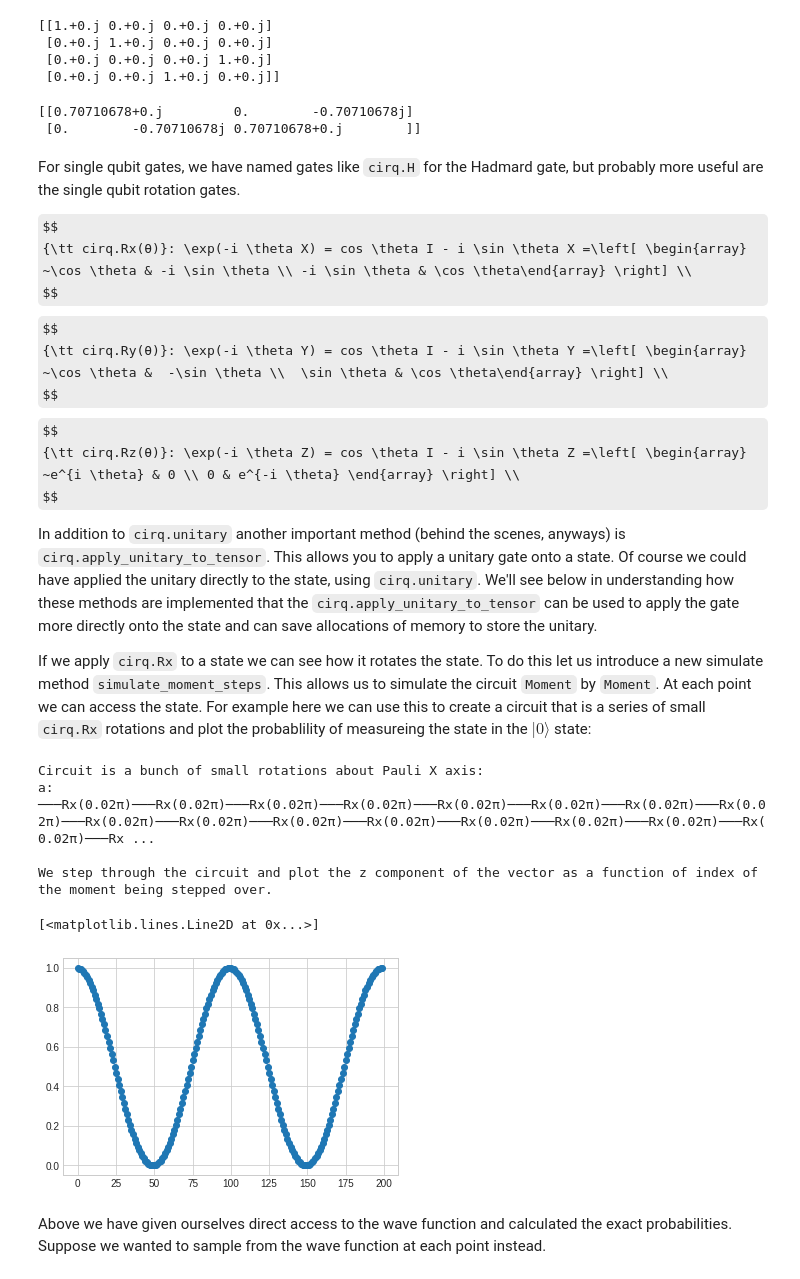
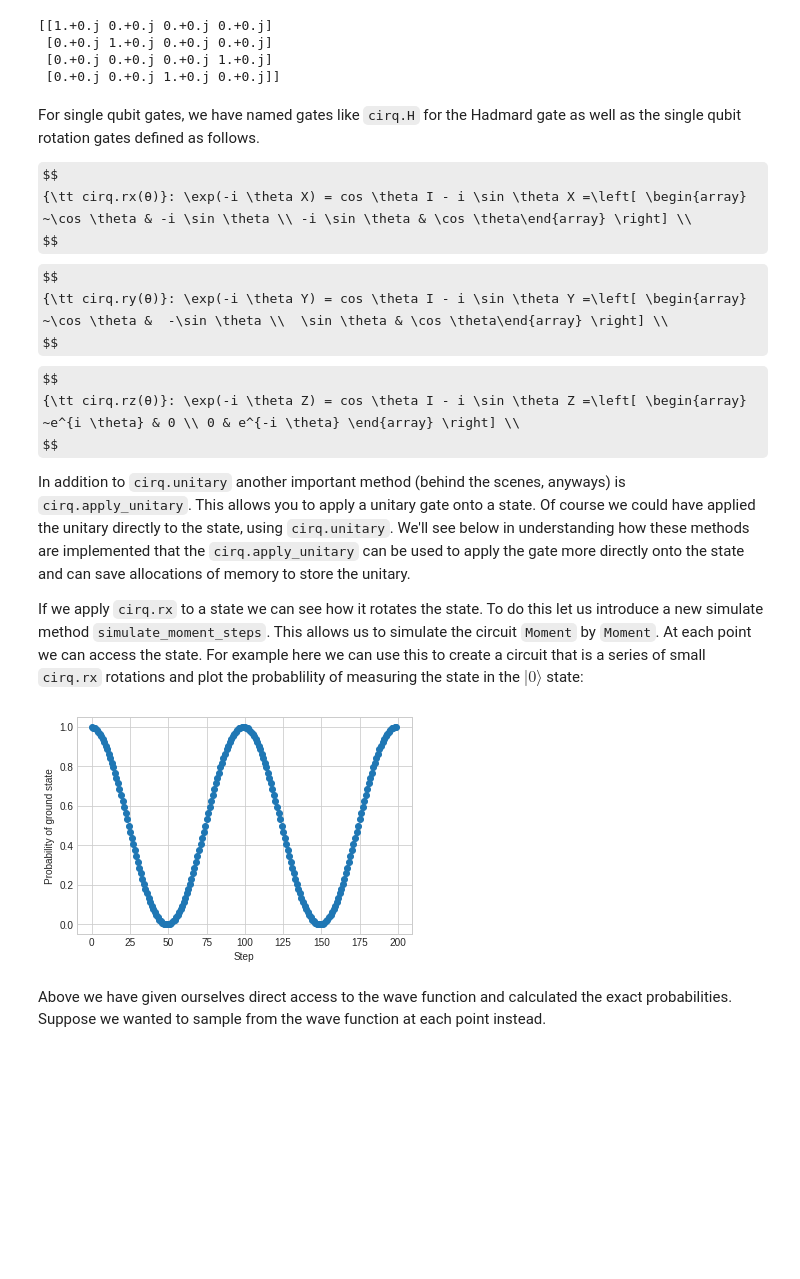
Before and after one commit to LiberoAphpollo/VQC-Cirq, a Jupyter notebook: docs/tutorials/educators/intro.ipynb, the cells around one changed output. Cells and saved outputs as stored; diff of their text form; code cells hidden in the pictures; some formulas as TeX source; blank space fills up the shorter version.

Commit message:
Update and polish educators workshop intro notebook (#3473)
Updates to current Cirq version.
Polishing, formatting, etc.

```diff
--- a/docs/tutorials/educators/intro.ipynb
+++ b/docs/tutorials/educators/intro.ipynb
@@ -679,0 +735,9 @@ An extension of Deutsch's orginal algorithm is the Deutsch-Jozsa algorithm, whic
+# %%
+"""Exercise: Write a quantum circuit that can distinguish
+constant from balanced functions on two bits.
+"""
+def your_circuit(oracle):
+    # Your code here!
+    yield oracle
+    # Your code here!
+    yield cirq.measure(q2)
@@ -789,48 +863,44 @@ print(cirq.unitary(cirq.CNOT))
  [0.+0.j 1.+0.j 0.+0.j 0.+0.j]
  [0.+0.j 0.+0.j 0.+0.j 1.+0.j]
  [0.+0.j 0.+0.j 1.+0.j 0.+0.j]]
-# %%
-print(cirq.unitary(cirq.Rx(0.5 * np.pi)))
-# %% [output]
-[[0.70710678+0.j         0.        -0.70710678j]
- [0.        -0.70710678j 0.70710678+0.j        ]]
 # %% [markdown]
-For single qubit gates, we have named gates like `cirq.H` for the Hadmard gate, but probably more useful are the single qubit rotation gates.
+For single qubit gates, we have named gates like `cirq.H` for the Hadmard gate as well as the single qubit rotation gates defined as follows.
 
 $$
-{\tt cirq.Rx(θ)}: \exp(-i \theta X) = cos \theta I - i \sin \theta X =\left[ \begin{array} ~\cos \theta & -i \sin \theta \\ -i \sin \theta & \cos \theta\end{array} \right] \\
+{\tt cirq.rx(θ)}: \exp(-i \theta X) = cos \theta I - i \sin \theta X =\left[ \begin{array} ~\cos \theta & -i \sin \theta \\ -i \sin \theta & \cos \theta\end{array} \right] \\
 $$
 $$
-{\tt cirq.Ry(θ)}: \exp(-i \theta Y) = cos \theta I - i \sin \theta Y =\left[ \begin{array} ~\cos \theta &  -\sin \theta \\  \sin \theta & \cos \theta\end{array} \right] \\
+{\tt cirq.ry(θ)}: \exp(-i \theta Y) = cos \theta I - i \sin \theta Y =\left[ \begin{array} ~\cos \theta &  -\sin \theta \\  \sin \theta & \cos \theta\end{array} \right] \\
 $$
 $$
-{\tt cirq.Rz(θ)}: \exp(-i \theta Z) = cos \theta I - i \sin \theta Z =\left[ \begin{array} ~e^{i \theta} & 0 \\ 0 & e^{-i \theta} \end{array} \right] \\
+{\tt cirq.rz(θ)}: \exp(-i \theta Z) = cos \theta I - i \sin \theta Z =\left[ \begin{array} ~e^{i \theta} & 0 \\ 0 & e^{-i \theta} \end{array} \right] \\
 $$
 
-In addition to `cirq.unitary` another important method (behind the scenes, anyways) is `cirq.apply_unitary_to_tensor`.  This allows you to apply a unitary gate onto a state.  Of course we could have applied the unitary directly to the state, using `cirq.unitary`.   We'll see below in understanding how these methods are implemented that the `cirq.apply_unitary_to_tensor` can be used to apply the gate more directly onto the state and can save allocations of memory to store the unitary.
+In addition to `cirq.unitary` another important method (behind the scenes, anyways) is `cirq.apply_unitary`.  This allows you to apply a unitary gate onto a state.  Of course we could have applied the unitary directly to the state, using `cirq.unitary`.   We'll see below in understanding how these methods are implemented that the `cirq.apply_unitary` can be used to apply the gate more directly onto the state and can save allocations of memory to store the unitary.
 
-If we apply `cirq.Rx` to a state we can see how it rotates the state.  To do this let us introduce a new simulate method `simulate_moment_steps`.  This allows us to simulate the circuit `Moment` by `Moment`.  At each point we can access the state.  For example here we can use this to create a circuit that is a series of small `cirq.Rx` rotations and plot the probablility of measureing the state in the $|0\rangle$ state:
+If we apply `cirq.rx` to a state we can see how it rotates the state.  To do this let us introduce a new simulate method `simulate_moment_steps`.  This allows us to simulate the circuit `Moment` by `Moment`.  At each point we can access the state.  For example here we can use this to create a circuit that is a series of small `cirq.rx` rotations and plot the probablility of measuring the state in the $|0\rangle$ state:
-# %%
-a = cirq.NamedQubit('a')
-circuit = cirq.Circuit.from_ops([cirq.Rx(np.pi / 50.0)(a) for theta in range(200)])
-print('Circuit is a bunch of small rotations about Pauli X axis:')
-print('{}\n'.format(circuit))
-p0 = []
-z = []
-print('We step through the circuit and plot the z component of the vector '
-      'as a function of index of the moment being stepped over.')
-for i, step in enumerate(simulator.simulate_moment_steps(circuit)):
-    prob = np.abs(step.state_vector()) ** 2
-    z.append(i)
-    p0.append(prob[0])
-matplotlib.pyplot.style.use('seaborn-whitegrid')
-matplotlib.pyplot.plot(z, p0, 'o')
-# %% [output]
-Circuit is a bunch of small rotations about Pauli X axis:
-a: ───Rx(0.02π)───Rx(0.02π)───Rx(0.02π)───Rx(0.02π)───Rx(0.02π)───Rx(0.02π)───Rx(0.02π)───Rx(0.02π)───Rx(0.02π)───Rx(0.02π)───Rx(0.02π)───Rx(0.02π)───Rx(0.02π)───Rx(0.02π)───Rx(0.02π)───Rx(0.02π)───Rx ...
-
-We step through the circuit and plot the z component of the vector as a function of index of the moment being stepped over.
-[<matplotlib.lines.Line2D at 0x...>]
-[figure, removed]
+# %%
+"""Plot the probability of measuring a qubit in the ground state."""
+# Get a qubit.
+a = cirq.NamedQubit('a')
+
+# Get a circuit of a bunch of X rotations.
+circuit = cirq.Circuit([cirq.rx(np.pi / 50.0)(a) for theta in range(200)])
+
+# List to store probabilities of the ground state.
+probs = []
+
+# Step through the simulation results.
+for step in simulator.simulate_moment_steps(circuit):
+    prob = np.abs(step.state_vector()) ** 2
+    probs.append(prob[0])
+
+# Plot the probability of the ground state at each simulation step.
+plt.style.use('seaborn-whitegrid')
+plt.plot(probs, 'o')
+plt.xlabel("Step")
+plt.ylabel("Probability of ground state");
+# %% [output]
+[figure, added]
 # %% [markdown]
 Above we have given ourselves direct access to the wave function and calculated the exact probabilities.  Suppose we wanted to sample from the wave function at each point instead.
```
Also changed, not shown: parts of 183 cells of this notebook.
